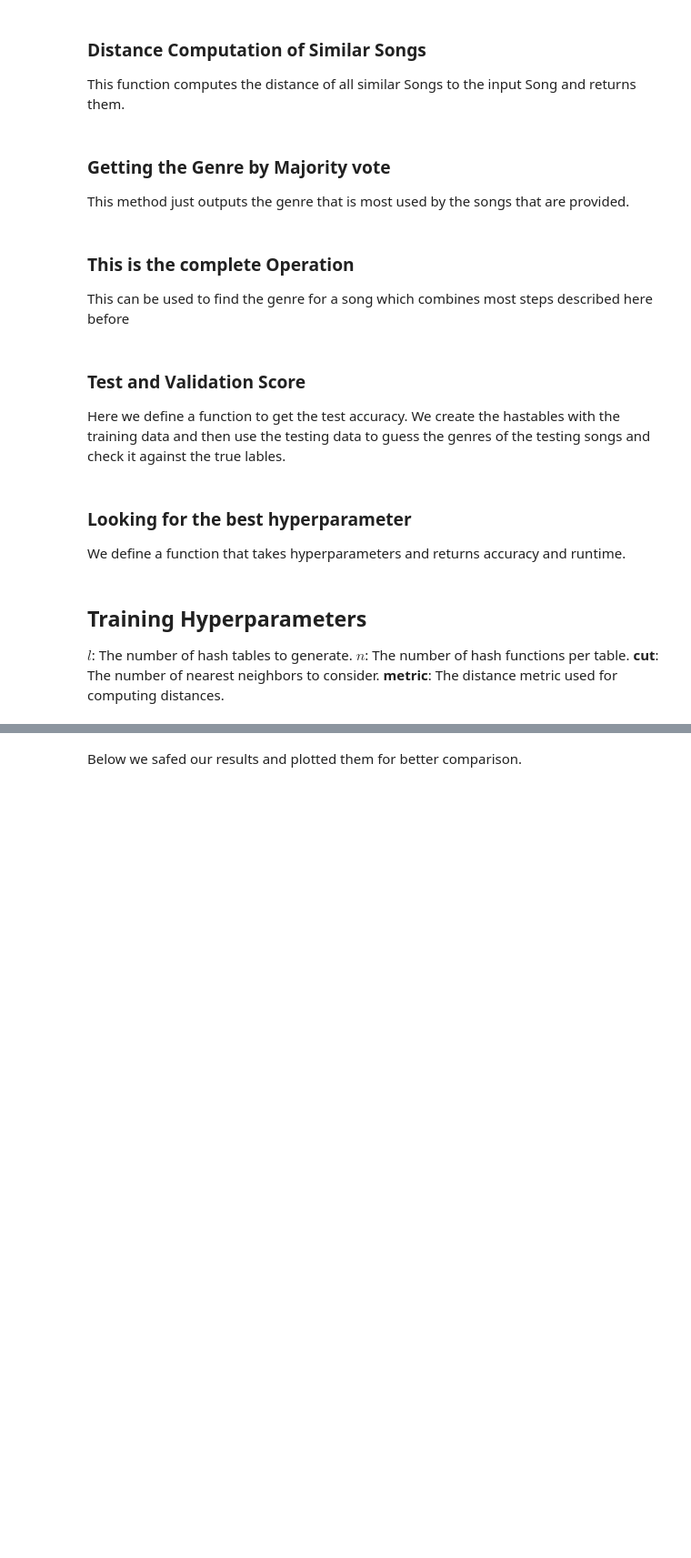
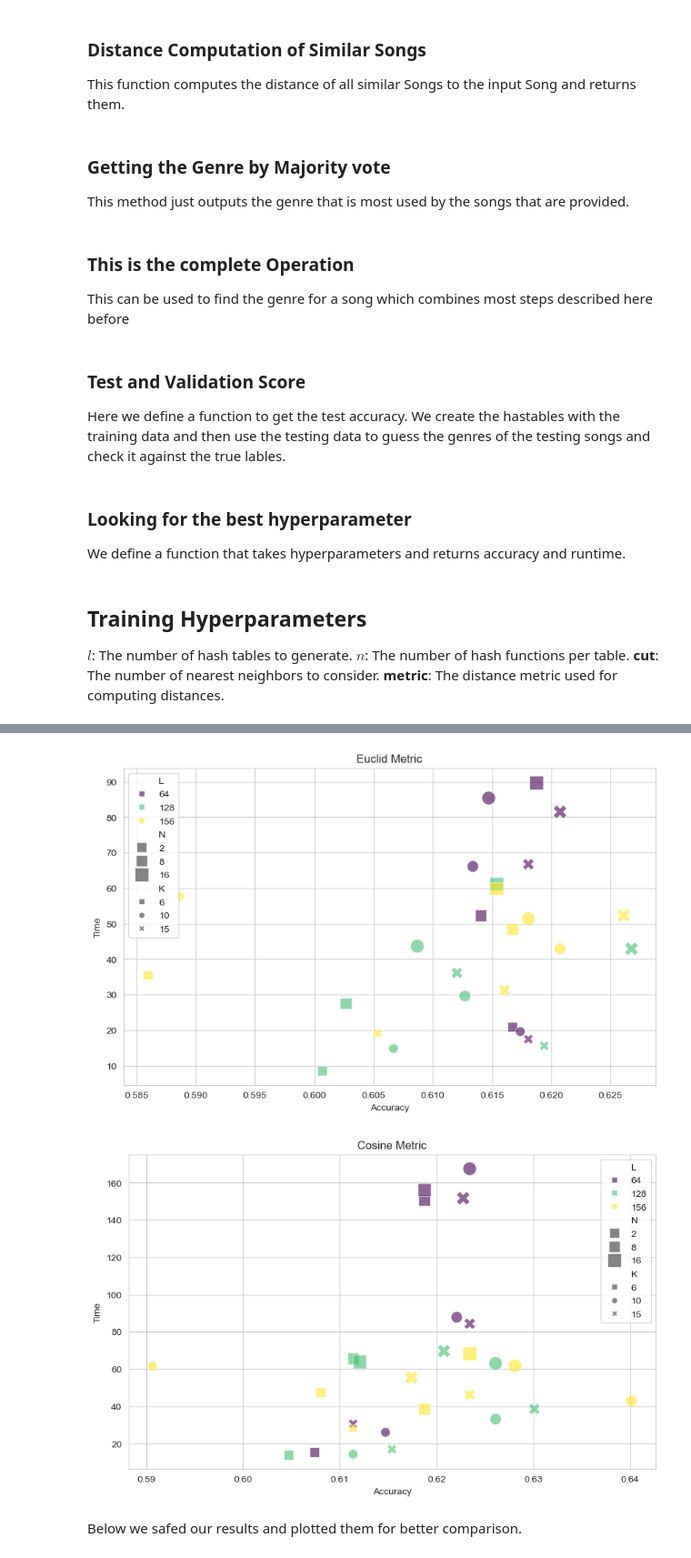
Before and after one commit to nks84/mma_pa1, a Jupyter notebook: pa1.ipynb, the cells around one changed output, grey strips where cells are left out. Shown at 91% size. Drawn from its saved outputs; the diff is of its cells as text; code cells hidden in the pictures; blank space fills up the shorter version.

Commit message:
finally

```diff
--- a/pa1.ipynb
+++ b/pa1.ipynb
@@ -323,13 +323,13 @@ def test_accuracy(l=64, n=2, cut=10, metric="euclid"):
 
     hashtables = hashtable_generator(X_train, l, n)  # Assuming you have this function defined elsewhere
     correct = 0
-    for index in tqdm(range(len(X_test)), desc="Progress"):
-        song = X_test[index]
+    for index in tqdm(range(len(X_validation)), desc="Progress"):
+        song = X_validation[index]
         genre = find_song_genre(song, X_train, y_train, hashtables, l, n, cut, metric)  # Assuming you have this function defined elsewhere
-        if genre == y_test.iloc[index]:
+        if genre == y_validation.iloc[index]:
             correct += 1
 
-    accuracy = correct / len(X_test)
+    accuracy = correct / len(X_validation)
     end_time = time.time()  # End time measurement
     test_time = end_time - start_time
 
@@ -390,4 +390,4 @@ $n$: The number of hash functions per table.
 **metric**: The distance metric used for computing distances.
 # %%
 #We commented this out because it took us 2 hours doing so
-#results = find_best_parameters_test([64, 128, 256], [2, 8, 16], [5, 10, 15], ["euclid","cosine"])
+results_final = find_best_parameters_test([64, 128, 156], [2, 8, 16], [6, 10, 15], ["euclid","cosine"])
@@ -394,2 +420,52 @@ $n$: The number of hash functions per table.
+# %%
+# Preprocessing data to fit the visualization requirements
+data_euclid_final = {'Accuracy': [], 'Time': [], 'L': [], 'N': [], 'K': []}
+data_cosine_final = {'Accuracy': [], 'Time': [], 'L': [], 'N': [], 'K': []}
+
+for (l, n, k, m), values in results_final.items():
+    if m == 'euclid':
+        data_euclid_final['Accuracy'].append(values['accuracy'])
+        data_euclid_final['Time'].append(values['time'])
+        data_euclid_final['L'].append(l)
+        data_euclid_final['N'].append(n)
+        data_euclid_final['K'].append(k)
+    elif m == 'cosine':
+        data_cosine_final['Accuracy'].append(values['accuracy'])
+        data_cosine_final['Time'].append(values['time'])
+        data_cosine_final['L'].append(l)
+        data_cosine_final['N'].append(n)
+        data_cosine_final['K'].append(k)
+
+df_euclid_final = pd.DataFrame(data_euclid_final)
+df_cosine_final = pd.DataFrame(data_cosine_final)
+
+# Custom marker function
+def custom_marker(k):
+    if k == 6:
+        return 's'  # square
+    elif k == 10:
+        return 'o'  # circle
+    else:
+        return 'X'  # cross
+
+# Plotting for Euclid
+plt.figure(figsize=(10, 6))
+sns.scatterplot(data=df_euclid_final, x='Accuracy', y='Time', style='K', hue='L', size='N',
+                palette='viridis', markers={6: 's', 10: 'o', 15: 'X'}, sizes=(100, 200),
+                alpha=0.6).set_title('Euclid Metric')
+plt.grid(True)
+plt.show()
+
+plt.show()
+# Plotting for Cosine
+plt.figure(figsize=(10, 6))
+sns.scatterplot(data=df_cosine_final, x='Accuracy', y='Time', style='K', hue='L', size='N',
+                palette='viridis', markers={6: 's', 10: 'o', 15: 'X'}, sizes=(100, 200),
+                alpha=0.6).set_title('Cosine Metric')
+plt.grid(True)
+plt.show()
+# %% [output]
+[figure, added]
+[figure, added]
 # %% [markdown]
 Below we safed our results and plotted them for better comparison.
```
Also changed, not shown: parts of 12 cells of this notebook.
